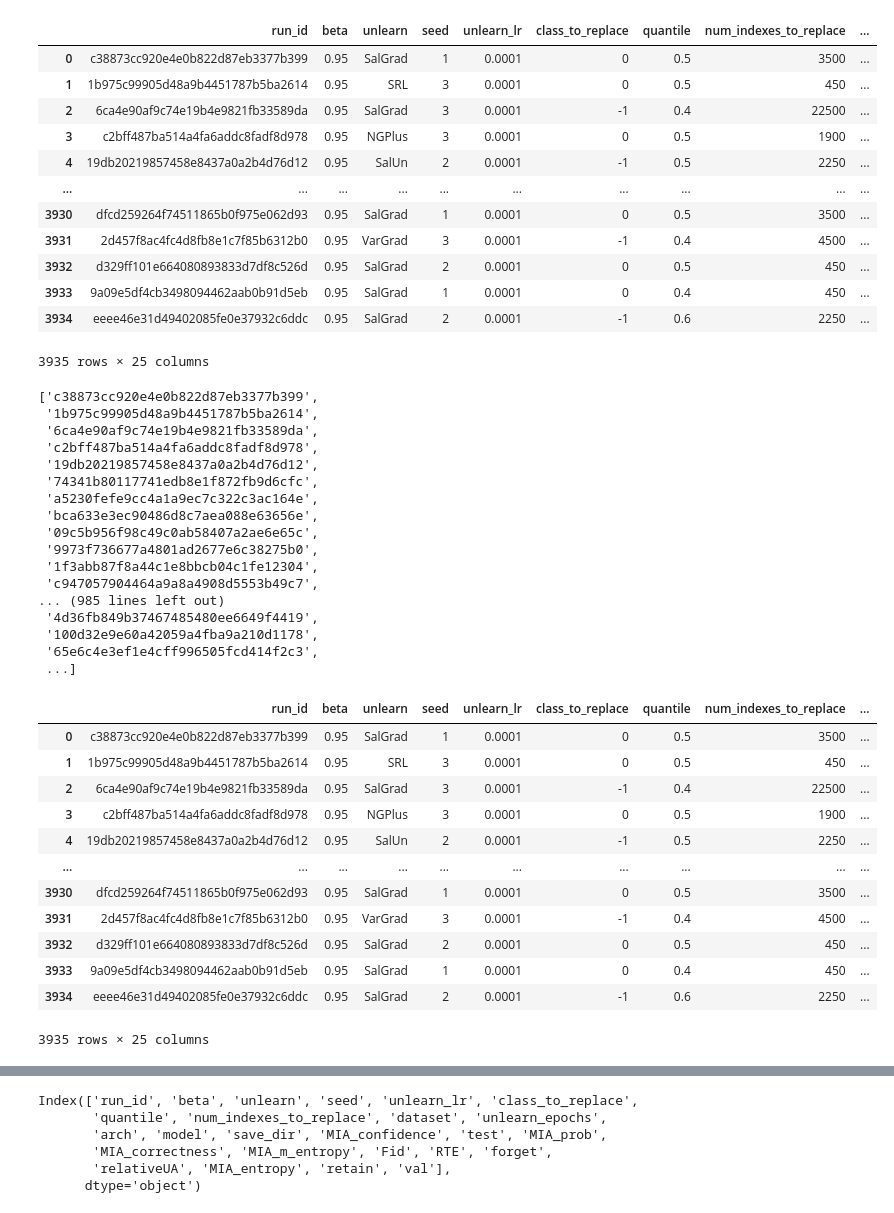
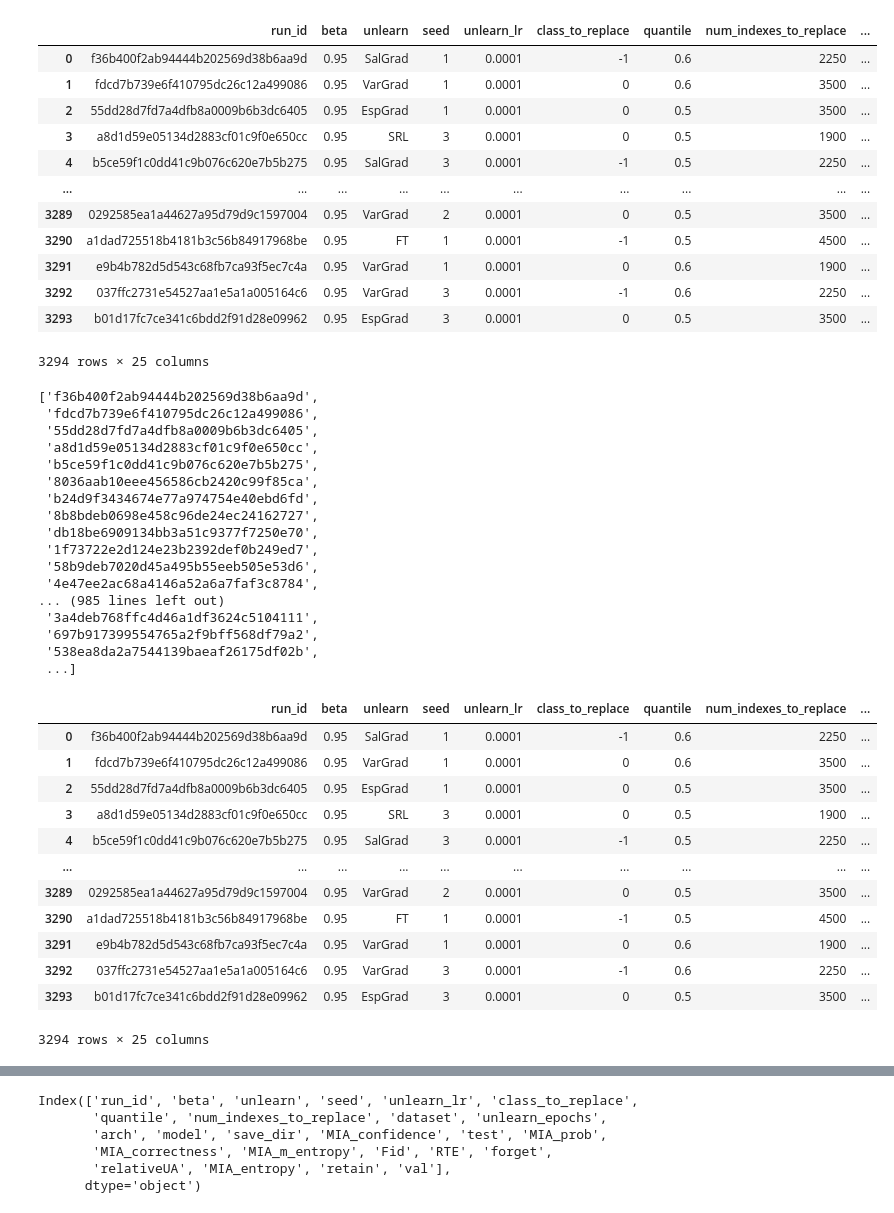
Before and after one commit to owl1996/UnlearningFocusVector, a Jupyter notebook: parse_results copy.ipynb, the cells around one changed output, grey strips where cells are left out. Saved outputs shown, nothing was run; the diff lists cells and outputs as text; code cells hidden in the pictures.

```diff
--- a/parse_results copy.ipynb
+++ b/parse_results copy.ipynb
@@ -4,7 +4,7 @@ import pandas as pd
 from yaml import safe_load
 
 # Dossier contenant les runs MLflow (expérience 0)
-mlruns_path = "mlruns3/0"
+mlruns_path = "mlruns/0"
 
 # Liste pour stocker les données combinées
 combined_data = []
@@ -19,81 +19,81 @@ for run_id in os.listdir(mlruns_path):
     run_data = {"run_id": run_id}
 
     # Récupération des params
     params_path = os.path.join(run_dir, "params")
     if os.path.exists(params_path):
         for param_file in os.listdir(params_path):
             with open(os.path.join(params_path, param_file), "r") as f:
                 value = f.read().strip()
                 run_data[param_file] = value  # clé = nom du paramètre
 
     # Récupération des metrics (dernière valeur de chaque métrique)
     metrics_path = os.path.join(run_dir, "metrics")
     if os.path.exists(metrics_path):
         for metric_file in os.listdir(metrics_path):
             with open(os.path.join(metrics_path, metric_file), "r") as f:
                 lines = [line.strip() for line in f if line.strip()]
                 if lines:
                     # Format: step timestamp value (on prend la dernière ligne)
                     last_value = float(lines[-1].split(" ")[1])
                     run_data[metric_file] = last_value  # clé = nom de la métrique
 
     combined_data.append(run_data)
 
 # Création du DataFrame combiné
 combined_df = pd.DataFrame(combined_data)
 
 
 combined_df
 # %% [output]
 |  | run_id | beta | unlearn | seed | unlearn_lr | class_to_replace | quantile | num_indexes_to_replace | ... |
-| 0 | c38873cc920e4e0b822d87eb3377b399 | 0.95 | SalGrad | 1 | 0.0001 | 0 | 0.5 | 3500 | ... |
-| 1 | 1b975c99905d48a9b4451787b5ba2614 | 0.95 | SRL | 3 | 0.0001 | 0 | 0.5 | 450 | ... |
-| 2 | 6ca4e90af9c74e19b4e9821fb33589da | 0.95 | SalGrad | 3 | 0.0001 | -1 | 0.4 | 22500 | ... |
-| 3 | c2bff487ba514a4fa6addc8fadf8d978 | 0.95 | NGPlus | 3 | 0.0001 | 0 | 0.5 | 1900 | ... |
-| 4 | 19db20219857458e8437a0a2b4d76d12 | 0.95 | SalUn | 2 | 0.0001 | -1 | 0.5 | 2250 | ... |
+| 0 | f36b400f2ab94444b202569d38b6aa9d | 0.95 | SalGrad | 1 | 0.0001 | -1 | 0.6 | 2250 | ... |
+| 1 | fdcd7b739e6f410795dc26c12a499086 | 0.95 | VarGrad | 1 | 0.0001 | 0 | 0.6 | 3500 | ... |
+| 2 | 55dd28d7fd7a4dfb8a0009b6b3dc6405 | 0.95 | EspGrad | 1 | 0.0001 | 0 | 0.5 | 3500 | ... |
+| 3 | a8d1d59e05134d2883cf01c9f0e650cc | 0.95 | SRL | 3 | 0.0001 | 0 | 0.5 | 1900 | ... |
+| 4 | b5ce59f1c0dd41c9b076c620e7b5b275 | 0.95 | SalGrad | 3 | 0.0001 | -1 | 0.5 | 2250 | ... |
 | ... | ... | ... | ... | ... | ... | ... | ... | ... | ... |
-| 3930 | dfcd259264f74511865b0f975e062d93 | 0.95 | SalGrad | 1 | 0.0001 | 0 | 0.5 | 3500 | ... |
-| 3931 | 2d457f8ac4fc4d8fb8e1c7f85b6312b0 | 0.95 | VarGrad | 3 | 0.0001 | -1 | 0.4 | 4500 | ... |
-| 3932 | d329ff101e664080893833d7df8c526d | 0.95 | SalGrad | 2 | 0.0001 | 0 | 0.5 | 450 | ... |
-| 3933 | 9a09e5df4cb3498094462aab0b91d5eb | 0.95 | SalGrad | 1 | 0.0001 | 0 | 0.4 | 450 | ... |
-| 3934 | eeee46e31d49402085fe0e37932c6ddc | 0.95 | SalGrad | 2 | 0.0001 | -1 | 0.6 | 2250 | ... |
+| 3289 | 0292585ea1a44627a95d79d9c1597004 | 0.95 | VarGrad | 2 | 0.0001 | 0 | 0.5 | 3500 | ... |
+| 3290 | a1dad725518b4181b3c56b84917968be | 0.95 | FT | 1 | 0.0001 | -1 | 0.5 | 4500 | ... |
+| 3291 | e9b4b782d5d543c68fb7ca93f5ec7c4a | 0.95 | VarGrad | 1 | 0.0001 | 0 | 0.6 | 1900 | ... |
+| 3292 | 037ffc2731e54527aa1e5a1a005164c6 | 0.95 | VarGrad | 3 | 0.0001 | -1 | 0.6 | 2250 | ... |
+| 3293 | b01d17fc7ce341c6bdd2f91d28e09962 | 0.95 | EspGrad | 3 | 0.0001 | 0 | 0.5 | 3500 | ... |
-3935 rows × 25 columns
+3294 rows × 25 columns
 # %%
 os.listdir(mlruns_path)
 # %% [output]
-['c38873cc920e4e0b822d87eb3377b399',
- '1b975c99905d48a9b4451787b5ba2614',
- '6ca4e90af9c74e19b4e9821fb33589da',
- 'c2bff487ba514a4fa6addc8fadf8d978',
- '19db20219857458e8437a0a2b4d76d12',
- '74341b80117741edb8e1f872fb9d6cfc',
- 'a5230fefe9cc4a1a9ec7c322c3ac164e',
- 'bca633e3ec90486d8c7aea088e63656e',
- '09c5b956f98c49c0ab58407a2ae6e65c',
- '9973f736677a4801ad2677e6c38275b0',
- '1f3abb87f8a44c1e8bbcb04c1fe12304',
- 'c947057904464a9a8a4908d5553b49c7',
+['f36b400f2ab94444b202569d38b6aa9d',
+ 'fdcd7b739e6f410795dc26c12a499086',
+ '55dd28d7fd7a4dfb8a0009b6b3dc6405',
+ 'a8d1d59e05134d2883cf01c9f0e650cc',
+ 'b5ce59f1c0dd41c9b076c620e7b5b275',
+ '8036aab10eee456586cb2420c99f85ca',
+ 'b24d9f3434674e77a974754e40ebd6fd',
+ '8b8bdeb0698e458c96de24ec24162727',
+ 'db18be6909134bb3a51c9377f7250e70',
+ '1f73722e2d124e23b2392def0b249ed7',
+ '58b9deb7020d45a495b55eeb505e53d6',
+ '4e47ee2ac68a4146a52a6a7faf3c8784',
 ... (985 lines left out)
- '4d36fb849b37467485480ee6649f4419',
- '100d32e9e60a42059a4fba9a210d1178',
- '65e6c4e3ef1e4cff996505fcd414f2c3',
+ '3a4deb768ffc4d46a1df3624c5104111',
+ '697b917399554765a2f9bff568df79a2',
+ '538ea8da2a7544139baeaf26175df02b',
  ...]
 # %%
 combined_df
 # %% [output]
 |  | run_id | beta | unlearn | seed | unlearn_lr | class_to_replace | quantile | num_indexes_to_replace | ... |
-| 0 | c38873cc920e4e0b822d87eb3377b399 | 0.95 | SalGrad | 1 | 0.0001 | 0 | 0.5 | 3500 | ... |
-| 1 | 1b975c99905d48a9b4451787b5ba2614 | 0.95 | SRL | 3 | 0.0001 | 0 | 0.5 | 450 | ... |
-| 2 | 6ca4e90af9c74e19b4e9821fb33589da | 0.95 | SalGrad | 3 | 0.0001 | -1 | 0.4 | 22500 | ... |
-| 3 | c2bff487ba514a4fa6addc8fadf8d978 | 0.95 | NGPlus | 3 | 0.0001 | 0 | 0.5 | 1900 | ... |
-| 4 | 19db20219857458e8437a0a2b4d76d12 | 0.95 | SalUn | 2 | 0.0001 | -1 | 0.5 | 2250 | ... |
+| 0 | f36b400f2ab94444b202569d38b6aa9d | 0.95 | SalGrad | 1 | 0.0001 | -1 | 0.6 | 2250 | ... |
+| 1 | fdcd7b739e6f410795dc26c12a499086 | 0.95 | VarGrad | 1 | 0.0001 | 0 | 0.6 | 3500 | ... |
+| 2 | 55dd28d7fd7a4dfb8a0009b6b3dc6405 | 0.95 | EspGrad | 1 | 0.0001 | 0 | 0.5 | 3500 | ... |
+| 3 | a8d1d59e05134d2883cf01c9f0e650cc | 0.95 | SRL | 3 | 0.0001 | 0 | 0.5 | 1900 | ... |
+| 4 | b5ce59f1c0dd41c9b076c620e7b5b275 | 0.95 | SalGrad | 3 | 0.0001 | -1 | 0.5 | 2250 | ... |
 | ... | ... | ... | ... | ... | ... | ... | ... | ... | ... |
-| 3930 | dfcd259264f74511865b0f975e062d93 | 0.95 | SalGrad | 1 | 0.0001 | 0 | 0.5 | 3500 | ... |
-| 3931 | 2d457f8ac4fc4d8fb8e1c7f85b6312b0 | 0.95 | VarGrad | 3 | 0.0001 | -1 | 0.4 | 4500 | ... |
-| 3932 | d329ff101e664080893833d7df8c526d | 0.95 | SalGrad | 2 | 0.0001 | 0 | 0.5 | 450 | ... |
-| 3933 | 9a09e5df4cb3498094462aab0b91d5eb | 0.95 | SalGrad | 1 | 0.0001 | 0 | 0.4 | 450 | ... |
-| 3934 | eeee46e31d49402085fe0e37932c6ddc | 0.95 | SalGrad | 2 | 0.0001 | -1 | 0.6 | 2250 | ... |
+| 3289 | 0292585ea1a44627a95d79d9c1597004 | 0.95 | VarGrad | 2 | 0.0001 | 0 | 0.5 | 3500 | ... |
+| 3290 | a1dad725518b4181b3c56b84917968be | 0.95 | FT | 1 | 0.0001 | -1 | 0.5 | 4500 | ... |
+| 3291 | e9b4b782d5d543c68fb7ca93f5ec7c4a | 0.95 | VarGrad | 1 | 0.0001 | 0 | 0.6 | 1900 | ... |
+| 3292 | 037ffc2731e54527aa1e5a1a005164c6 | 0.95 | VarGrad | 3 | 0.0001 | -1 | 0.6 | 2250 | ... |
+| 3293 | b01d17fc7ce341c6bdd2f91d28e09962 | 0.95 | EspGrad | 3 | 0.0001 | 0 | 0.5 | 3500 | ... |
-3935 rows × 25 columns
+3294 rows × 25 columns
 # %%
 import pandas as pd
 import matplotlib.pyplot as plt
```
Also changed, not shown: parts of 7 cells of this notebook, 26 other files.
